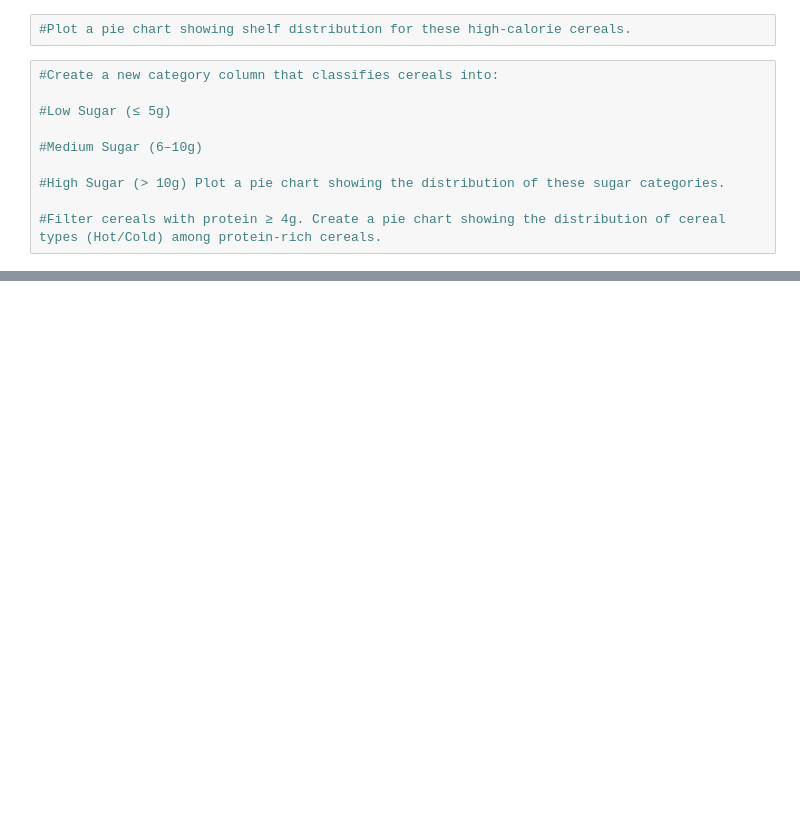
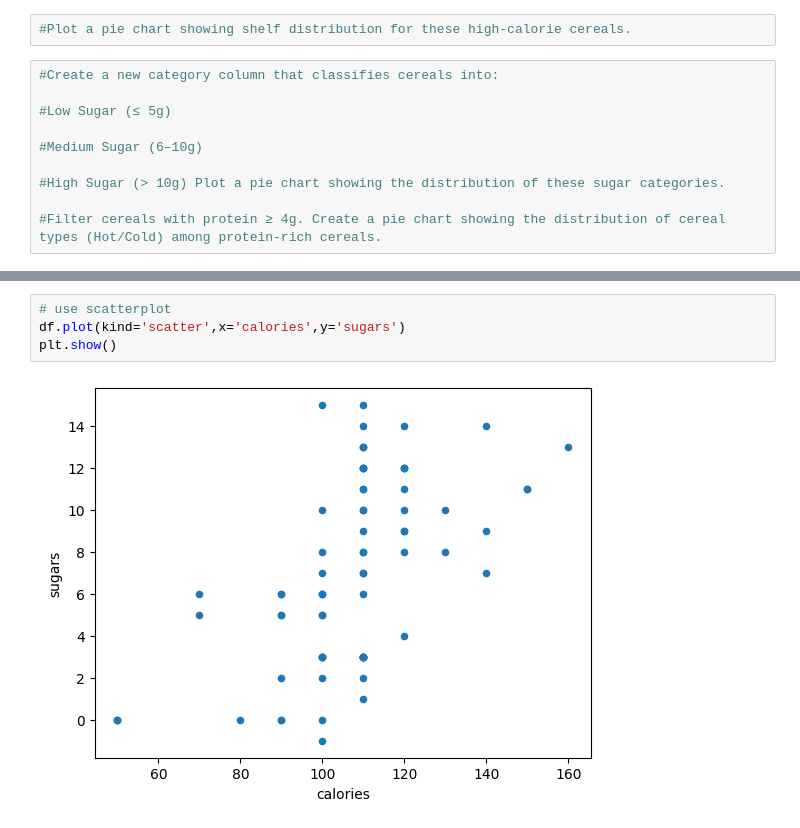
Before and after one commit to ckeerthana7/MLC_Lab-Activities, a Jupyter notebook: MLC_23S_piechart.ipynb, the cells around one changed output, grey strips where cells are left out. Saved outputs shown, nothing was run; the diff lists cells and outputs as text; blank space fills up the shorter version.

```diff
--- a/MLC_23S_piechart.ipynb
+++ b/MLC_23S_piechart.ipynb
@@ -329,0 +332,6 @@ dtype: int64
+# %%
+# use scatterplot
+df.plot(kind='scatter',x='calories',y='sugars')
+plt.show()
+# %% [output]
+[figure, added]
```
Also changed, not shown: parts of 4 cells of this notebook.
